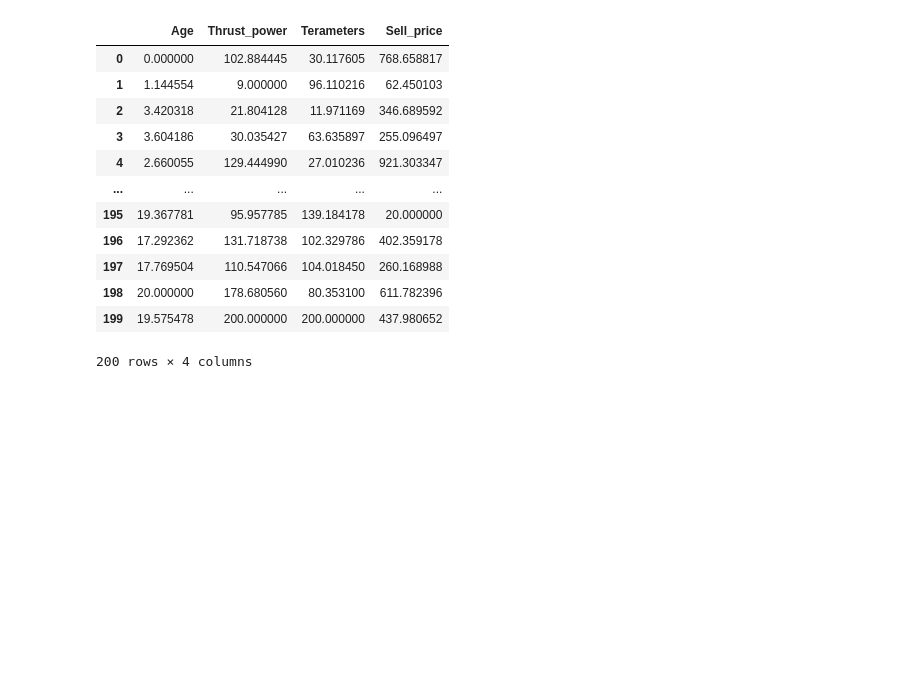
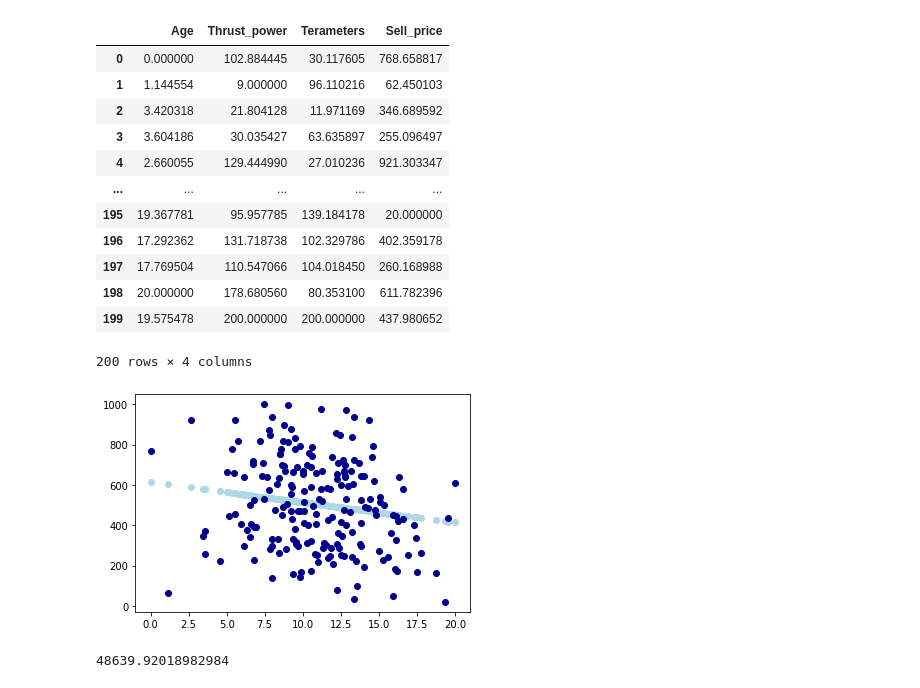
Before and after one commit to d-r-e/machine_learning-bootcamp-42AI, a Jupyter notebook: day01/ex05/multi_linear_model.ipynb, the cells around one changed output. Cells and saved outputs as stored; diff of their text form; code cells hidden in the pictures; blank space fills up the shorter version.

```diff
--- a/day01/ex05/multi_linear_model.ipynb
+++ b/day01/ex05/multi_linear_model.ipynb
@@ -20,3 +21,21 @@ df
 | 198 | 20.000000 | 178.680560 | 80.353100 | 611.782396 |
 | 199 | 19.575478 | 200.000000 | 200.000000 | 437.980652 |
 200 rows × 4 columns
+# %%
+model1 = MyLR([800,-10])
+X = np.array(df['Age'])
+Y = np.array(df['Sell_price'])
+X = X.reshape(len(X), 1)
+model1.fit_(X, Y, alpha=2.5e-5, n_cycle=100000)
+Ymodel1 = model1.predict_(X)
+figure = plt.figure()
+plt.plot(X, Ymodel1, 'ro', color='lightblue')
+plt.plot(X, Y, 'o', color='darkblue')
+figure.show()
+# %% [output]
+[figure, added]
+# %%
+RMSE_age = model1.mse_(X[:,0].reshape(-1,1),Y)
+print(RMSE_age)
+# %% [output]
+48639.92018982984
```
Also changed, not shown: parts of 8 cells of this notebook.
